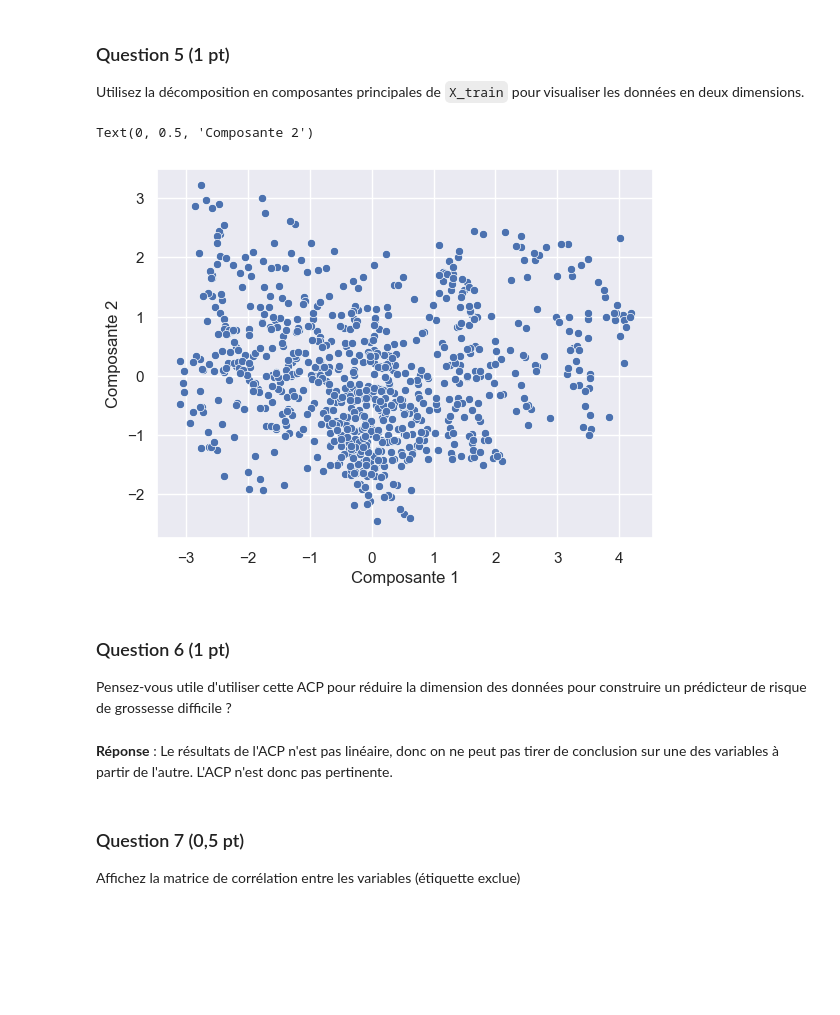
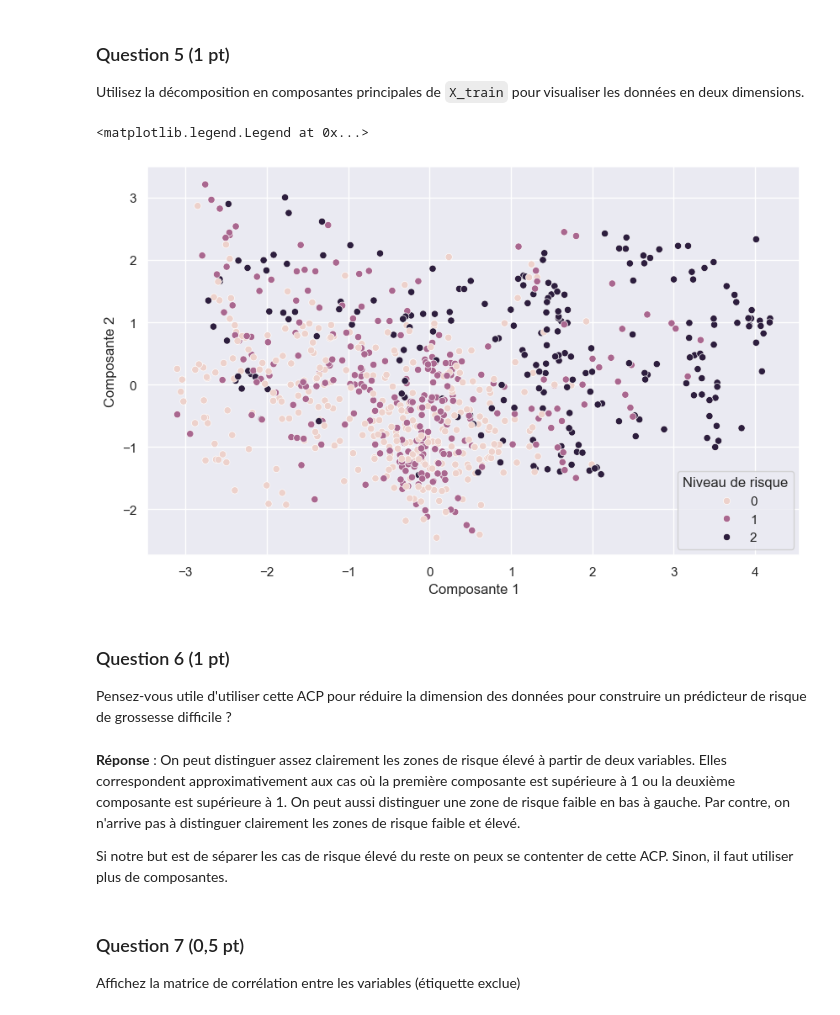
Before and after one commit to Kataevskii/projet-data, a Jupyter notebook: Projet.ipynb, the cells around one changed output. Drawn from its saved outputs; the diff is of its cells as text; code cells hidden in the pictures; blank space fills up the shorter version.

```diff
--- a/Projet.ipynb
+++ b/Projet.ipynb
@@ -123,25 +122,32 @@ Indépendamment de votre réponse à la question précédente, nous allons proc
 ### Question 5 (1 pt)
 Utilisez la décomposition en composantes principales de `X_train` pour visualiser les données en deux dimensions.
 # %%
+# Cette solution est adaptée de la PC 4
+
+fig = plt.figure(figsize=(10, 6))
+
 # Standardisation des données
 std_scale = preprocessing.StandardScaler().fit (X_train)  # Standardisation des données
 X_train_scaled = std_scale.transform (X_train)
 # Projection sur deux composantes
 pca = decomposition.PCA(n_components=2)
 pca.fit (X_train_scaled)
 X_train_projected = pca.transform (X_train_scaled)
 # Affichage du résultat
-sns.scatterplot (x=X_train_projected[:, 0], y=X_train_projected[:, 1])
+sns.scatterplot (x=X_train_projected[:, 0], y=X_train_projected[:, 1], hue=y_train)
 plt.xlabel ("Composante 1")
 plt.ylabel ("Composante 2")
+plt.legend(title="Niveau de risque")
 # %% [output]
-Text(0, 0.5, 'Composante 2')
+<matplotlib.legend.Legend at 0x...>
-[figure, old version]
+[figure, new version]
 # %% [markdown]
 ### Question 6 (1 pt)
 Pensez-vous utile d'utiliser cette ACP pour réduire la dimension des données pour construire un prédicteur de risque de grossesse difficile ?
 # %% [markdown]
-__Réponse__ : Le résultats de l'ACP n'est pas linéaire, donc on ne peut pas tirer de conclusion sur une des variables à partir de l'autre. L'ACP n'est donc pas pertinente.
+__Réponse__ : On peut distinguer assez clairement les zones de risque élevé à partir de deux variables. Elles correspondent approximativement aux cas où la première composante est supérieure à 1 ou la deuxième composante est supérieure à 1. On peut aussi distinguer une zone de risque faible en bas à gauche. Par contre, on n'arrive pas à distinguer clairement les zones de risque faible et élevé.
+
+Si notre but est de séparer les cas de risque élevé du reste on peux se contenter de cette ACP. Sinon, il faut utiliser plus de composantes.
 # %% [markdown]
 ### Question 7 (0,5 pt)
 Affichez la matrice de corrélation entre les variables (étiquette exclue)
```
Also changed, not shown: parts of 3 cells of this notebook.
